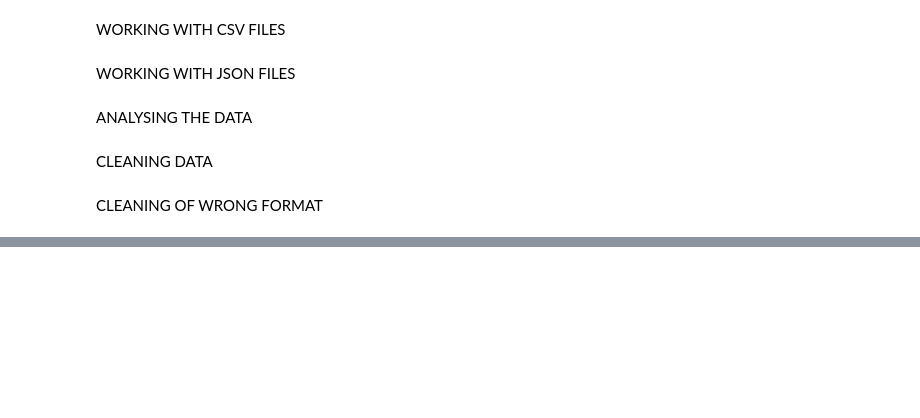
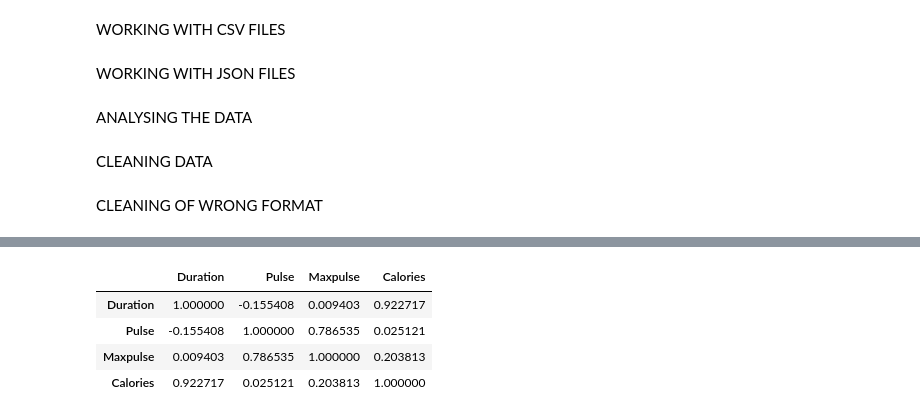
Before and after one commit to Lusifer2602/AI, a Jupyter notebook: working on pandas libs.ipynb, the cells around one changed output, grey strips where cells are left out. Drawn from its saved outputs; the diff is of its cells as text; code cells hidden in the pictures; blank space fills up the shorter version.

```diff
--- a/working on pandas libs.ipynb
+++ b/working on pandas libs.ipynb
@@ -295,0 +358,17 @@ CLEANING OF WRONG FORMAT
+# %%
+import pandas as pd
+
+# used blackbox ai here to understand some concepts
+
+a={
+    "name":["Batman", "Superman", "Spiderman", "Kratos", "IronMan", "Hawkeye", "Falcon"],
+    "kills":[10, 200, 1, 20000, 2000000, 210, 12 ],
+}
+
+df = pd.DataFrame(a)
+
+for index, row in df.iterrows():
+    if row['name'] == 'Superman':
+        df.loc[index, 'name'] = 'Hulk'
+
+print(df)
@@ -295,0 +411,37 @@ CLEANING OF WRONG FORMAT
+# %%
+# finding relationships in the dataset
+import pandas as pd
+
+df=pd.read_csv("data.csv").copy(deep=True)
+df.corr()
+'''
+Result Explained
+The Result of the corr() method is a table with a lot of numbers that represents how well the relationship is between two columns.
+
+The number varies from -1 to 1.
+
+1 means that there is a 1 to 1 relationship (a perfect correlation), and for this data set, each time a value went up in the first column, the other one went up as well.
+
+0.9 is also a good relationship, and if you increase one value, the other will probably increase as well.
+
+-0.9 would be just as good relationship as 0.9, but if you increase one value, the other will probably go down.
+
+0.2 means NOT a good relationship, meaning that if one value goes up does not mean that the other will.
+
+What is a good correlation? It depends on the use, but I think it is safe to say you have to have at least 0.6 (or -0.6) to call it a good correlation.
+
+Perfect Correlation:
+We can see that "Duration" and "Duration" got the number 1.000000, which makes sense, each column always has a perfect relationship with itself.
+
+Good Correlation:
+"Duration" and "Calories" got a 0.922721 correlation, which is a very good correlation, and we can predict that the longer you work out, the more calories you burn, and the other way around: if you burned a lot of calories, you probably had a long work out.
+
+Bad Correlation:
+"Duration" and "Maxpulse" got a 0.009403 correlation, which is a very bad correlation, meaning that we can not predict the max pulse by just looking at the duration of the work out, and vice versa.
+'''
+# %% [output]
+|  | Duration | Pulse | Maxpulse | Calories |
+| Duration | 1.000000 | -0.155408 | 0.009403 | 0.922717 |
+| Pulse | -0.155408 | 1.000000 | 0.786535 | 0.025121 |
+| Maxpulse | 0.009403 | 0.786535 | 1.000000 | 0.203813 |
+| Calories | 0.922717 | 0.025121 | 0.203813 | 1.000000 |
```
Also changed, not shown: parts of 13 cells of this notebook, 1 other file.
